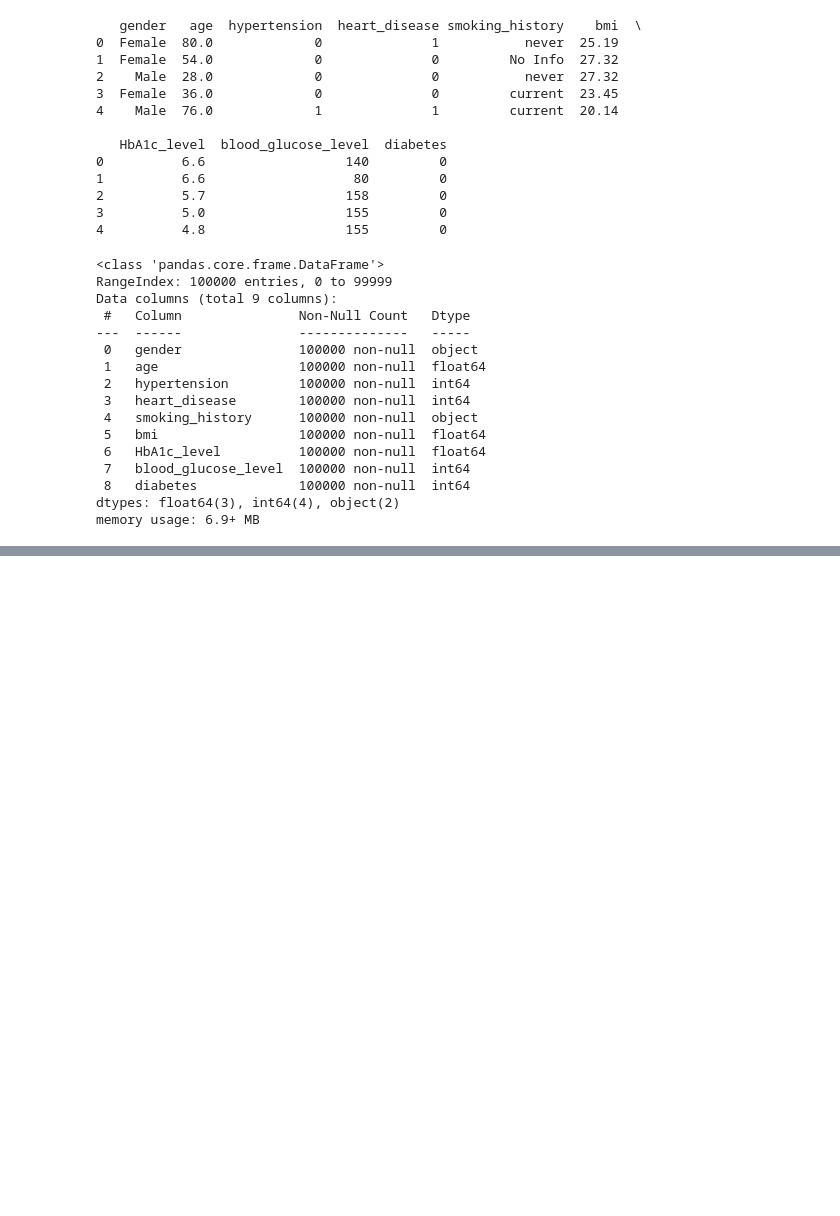
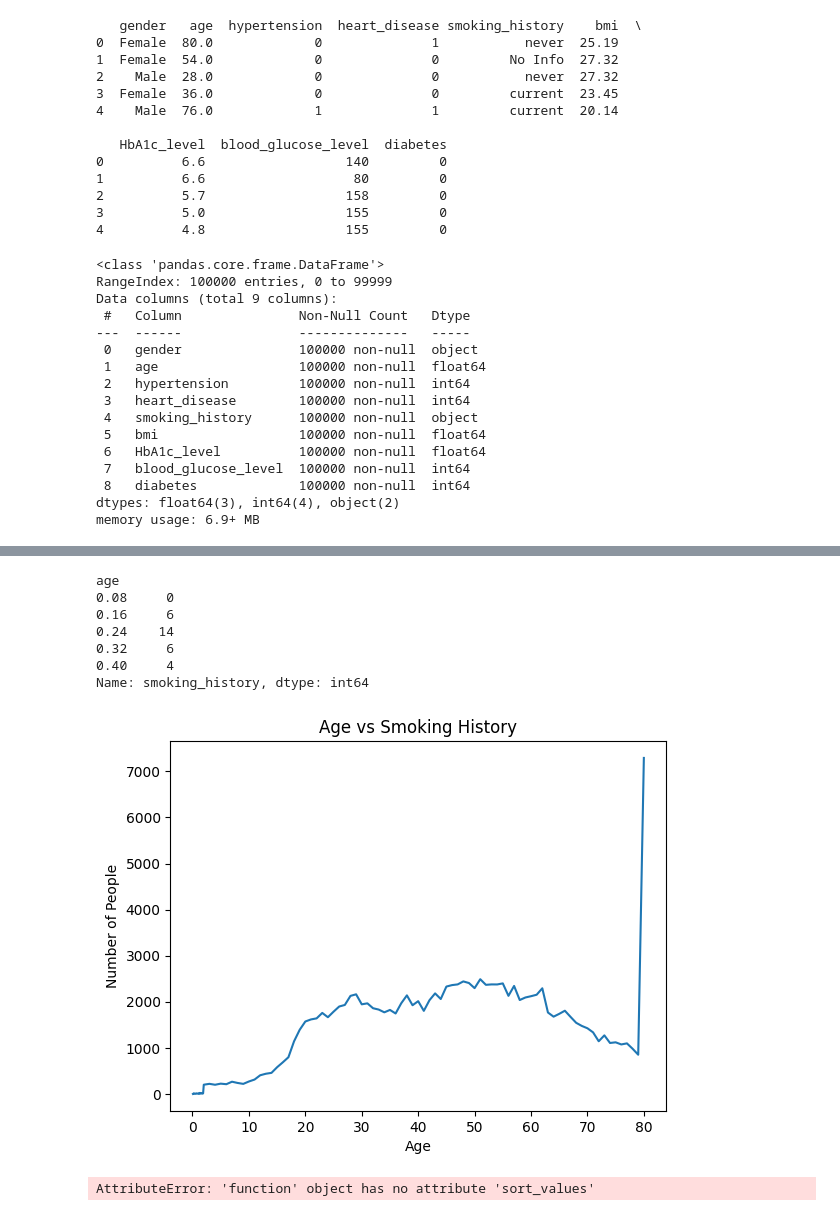
Before and after one commit to zzakeli/Diabetes-Prediction, a Jupyter notebook: DiabetesPrediction.ipynb, the cells around one changed output, grey strips where cells are left out. Drawn from its saved outputs; the diff is of its cells as text; code cells hidden in the pictures; blank space fills up the shorter version.

```diff
--- a/DiabetesPrediction.ipynb
+++ b/DiabetesPrediction.ipynb
@@ -44,0 +81,12 @@ df.describe()
+# %%
+"""
+Cleaning and prep data
+"""
+
+df['smoking_history'] = df['smoking_history'].map({'No Info': 0, 'never': 1,
+                                                   'former': 2, 'current': 3,
+                                                   'not current': 4, 'ever': 5})
+print(df['smoking_history'].head())
+
+df['gender'] = df['gender'].map({'Male': 0, 'Female': 1, 'Other': 2})
+print(df['gender'].head())
@@ -44,0 +126,24 @@ df.describe()
+# %%
+age_vs_hist = df.groupby('age')['smoking_history'].sum()
+print(age_vs_hist.head())
+plt.plot(age_vs_hist)
+plt.title('Age vs Smoking History')
+plt.xlabel('Age')
+plt.ylabel('Number of People')
+plt.show()
+
+# print(df['age'].sort_values(ascending=True))
+# %% [output]
+age
+0.08     0
+0.16     6
+0.24    14
+0.32     6
+0.40     4
+Name: smoking_history, dtype: int64
+[figure, added]
+# %%
+
+print(df['age'].value_counts().sort_values(ascending=True))
+# %% [output]
+AttributeError: 'function' object has no attribute 'sort_values'
```
Also changed, not shown: parts of 7 cells of this notebook.
